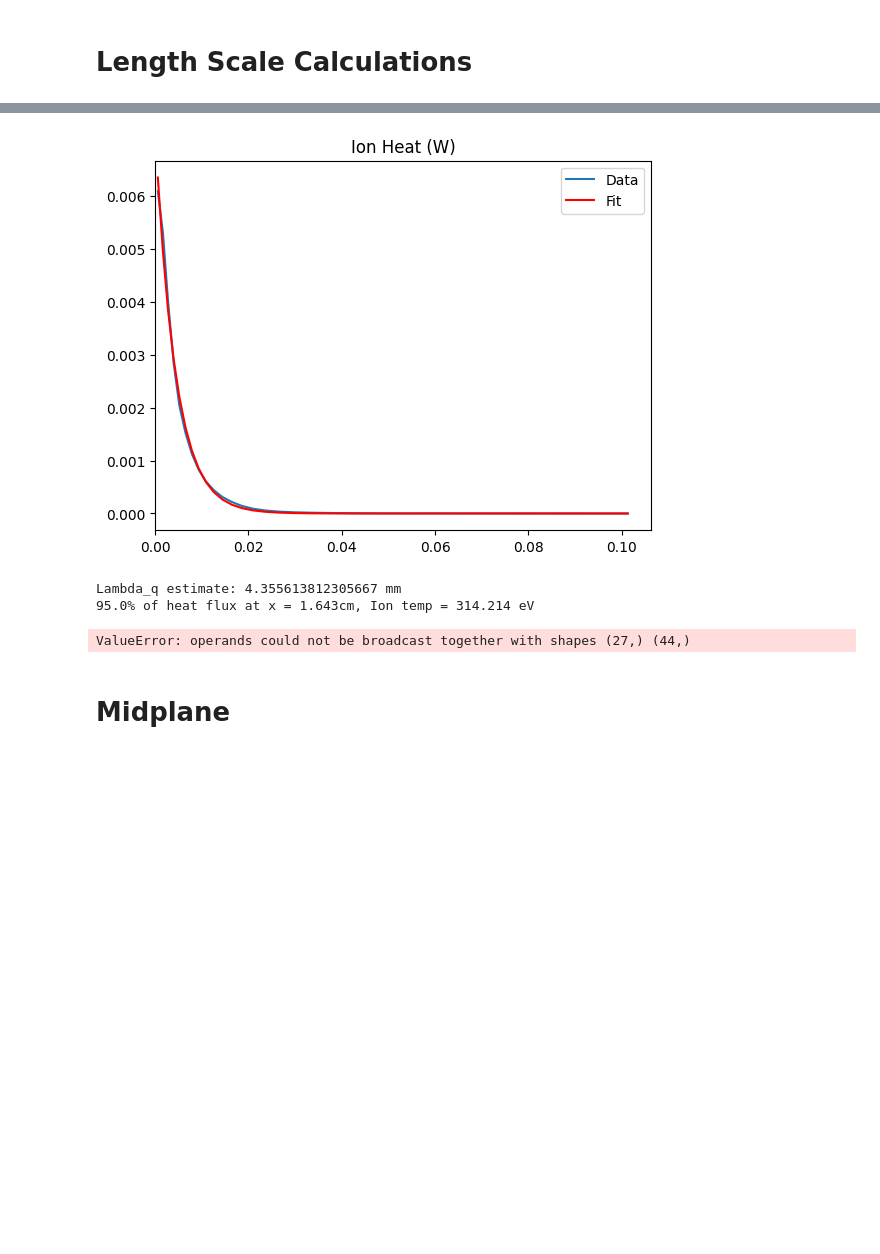
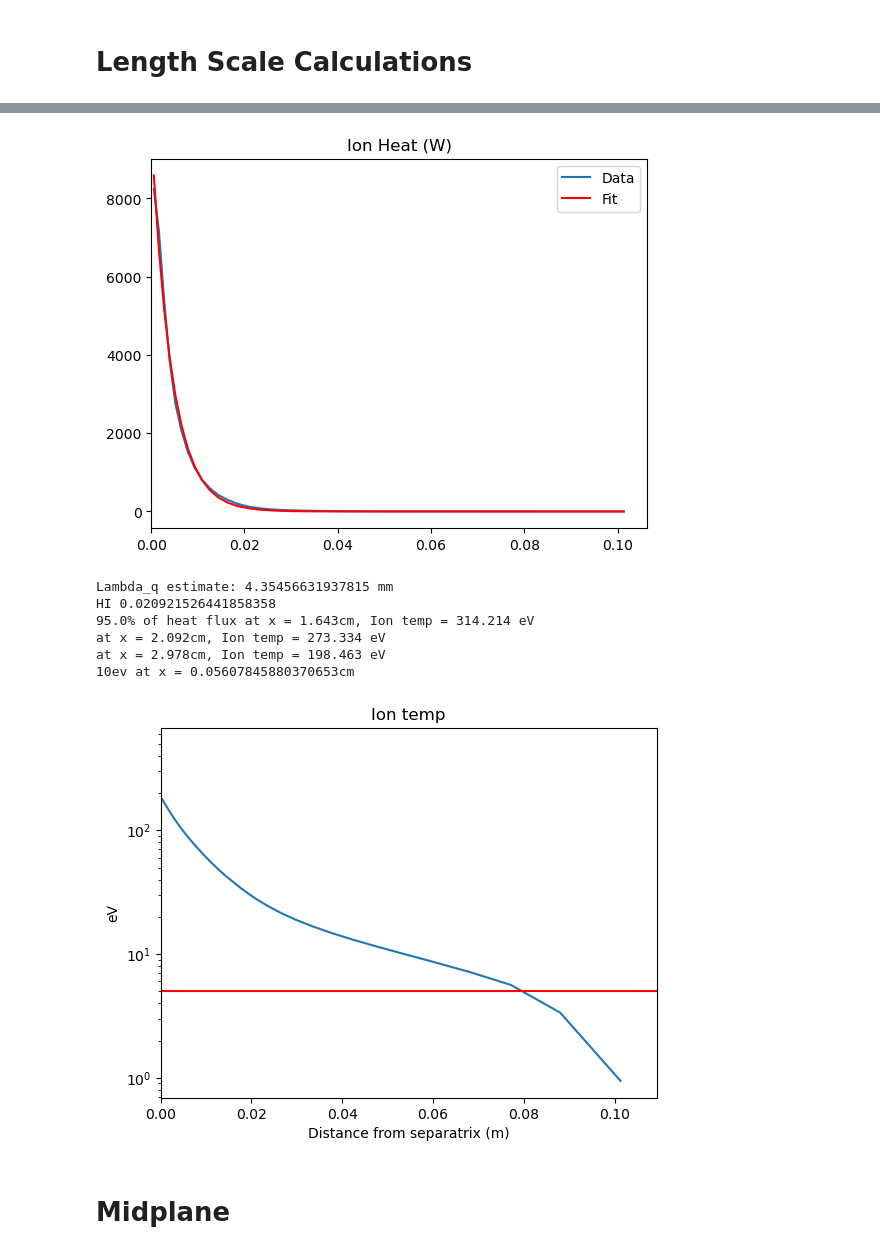
Before and after one commit to KasaiYuki/UETOOLS-Reactor, a Jupyter notebook: jupyter/MANTA_final_baseline/main.ipynb, the cells around one changed output, grey strips where cells are left out. Cells and saved outputs as stored; diff of their text form; code cells hidden in the pictures; blank space fills up the shorter version.

```diff
--- a/jupyter/MANTA_final_baseline/main.ipynb
+++ b/jupyter/MANTA_final_baseline/main.ipynb
@@ -323,7 +329,7 @@ poloidal_index = 28 # CHANGE TO 28 for in board, 32 out board
 # exponential fit
 
 # IONS HEAT
-ionheat = -np.array(bbb.feix[poloidal_index,1:-1]/com.sy[poloidal_index,1:-1]*1e-6) #add a minus sign for inboard
+ionheat = -np.array(bbb.feix[poloidal_index,1:-1]) #add a minus sign for inboard
 dist = np.array([val[0] for val in com.yylb[1:-1]])
 mask = dist >= 0
 ionheat = ionheat[mask]
@@ -346,66 +352,45 @@ plt.show()
 print(f"Lambda_q estimate: {-1/params[1]*1000} mm")
 
 # ION TEMP REGION
 from scipy.integrate import simpson
 totalheat = simpson(ionheat, x=dist)
 from scipy.integrate import cumulative_trapezoid
 cumulative_integral = cumulative_trapezoid(ionheat, dist, initial=0)
 target_scale = 0.95
 target_value = target_scale * totalheat
 
 
 index = np.searchsorted(cumulative_integral, target_value)
+print("HI",dist[13])
 decaylen = dist[index]
 poloidal_index = 29
 iontemp= np.array(bbb.ti[poloidal_index,1:-1]/bbb.ev)
 print(f"{target_scale*100}% of heat flux at x = {(decaylen*100):.3f}cm, Ion temp = {iontemp[index]:.3f} eV")
-
-tparams, tpcov = curve_fit(lambda t,a,b: a*np.exp(b*t),  dist,  iontemp,  p0=(0.5, -1))
+print(f"at x = {(dist[13]*100):.3f}cm, Ion temp = {iontemp[13]:.3f} eV")
+print(f"at x = {(dist[16]*100):.3f}cm, Ion temp = {iontemp[16]:.3f} eV")
+# tparams, tpcov = curve_fit(lambda t,a,b: a*np.exp(b*t),  dist,  iontemp,  p0=(0.5, -1))
 
 targeteV = 10
 iev = np.searchsorted(iontemp[::-1], targeteV, side = "right")*-1
 
 print(f"{targeteV}ev at x = {dist[iev]*100}cm")
 plt.xlabel("Distance from separatrix (m)")
 plt.ylabel("eV")
 plt.title("Ion temp")
 plt.plot(com.yylb[1:-1],bbb.ti[34,1:-1]/bbb.ev)
 plt.axhline(y=5, color='r', linestyle='-')
 plt.gca().set_xlim(left=0)
 plt.yscale('log')
 plt.show()
-
-
-# Some more plots
-'''plt.xlabel("Distance from separatrix (m)")
-plt.title("Ion heat flux (MW/m^2)")
-ionheat = bbb.feix[33,1:-1]/com.sy[33,1:-1]*1e-6
-dist = com.yylb[1:-1]
-plt.plot(com.yylb[1:-1],bbb.feix[33,1:-1]/com.sy[33,1:-1]*1e-6)
-plt.gca().set_xlim(left=0)
-plt.axhline(y=0.0, color='r', linestyle='-')
-plt.show()
-plt.xlabel("Distance from separatrix (m)")
-plt.title("Elc heat flux (MW/m^2)")
-plt.plot(com.yylb[1:-1],bbb.feex[33,1:-1]/com.sy[33,1:-1]*1e-6)
-plt.gca().set_xlim(left=0)
-plt.axhline(y=0.0, color='r', linestyle='-')
-plt.show()
-plt.xlabel("Distance from separatrix (m)")
-plt.ylabel("ions/m^3")
-plt.title("Ion density")
-
-
-plt.plot(com.yylb[1:-1],bbb.ni[33,1:-1,0])
-plt.gca().set_xlim(left=0)
-plt.gca().set_ylim(top=0.5e20)
-plt.axhline(y=0.0, color='r', linestyle='-')
-plt.show()'''
 # %% [output]
-[figure, old version]
+[figure, new version]
-Lambda_q estimate: 4.355613812305667 mm
+Lambda_q estimate: 4.35456631937815 mm
+HI 0.020921526441858358
 95.0% of heat flux at x = 1.643cm, Ion temp = 314.214 eV
+at x = 2.092cm, Ion temp = 273.334 eV
+at x = 2.978cm, Ion temp = 198.463 eV
+10ev at x = 0.05607845880370653cm
-ValueError: operands could not be broadcast together with shapes (27,) (44,)
+[figure, added]
 # %% [markdown]
 # Midplane
 # %%
```
Also changed, not shown: parts of 7 cells of this notebook.
